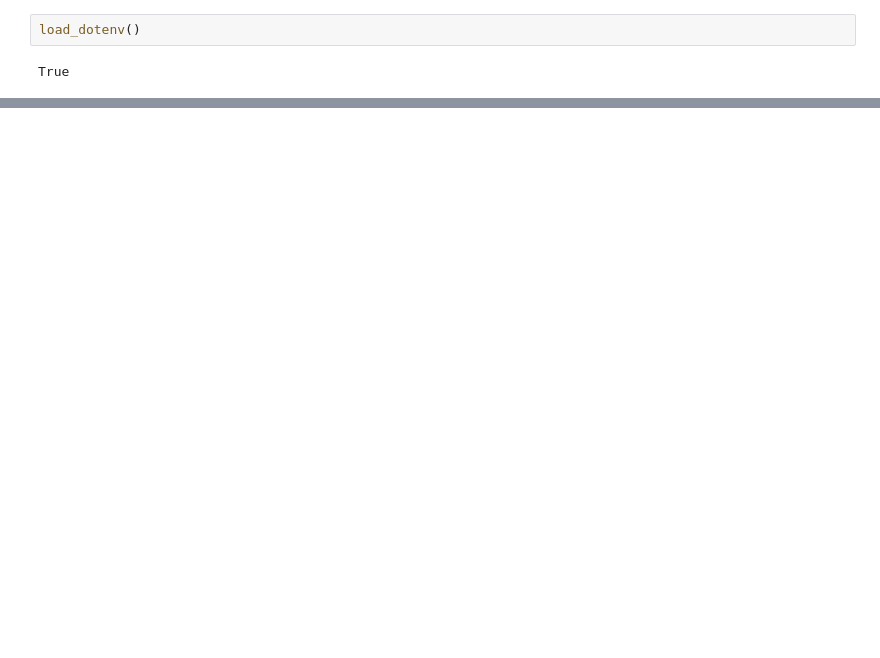
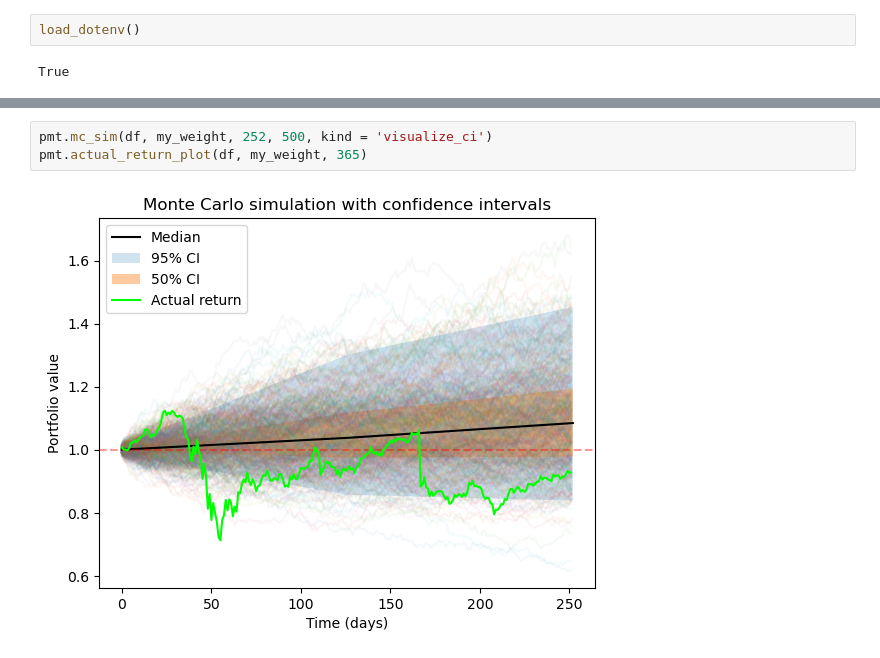
Before and after one commit to wkssm18/project_1, a Jupyter notebook: Demonstration.ipynb, the cells around one changed output, grey strips where cells are left out. Saved outputs shown, nothing was run; the diff lists cells and outputs as text; blank space fills up the shorter version.

```diff
--- a/Demonstration.ipynb
+++ b/Demonstration.ipynb
@@ -39,0 +98,5 @@ df = pmt.fetch_stock_data('2016-01-01', '2019-12-31', stock_list)
+# %%
+pmt.mc_sim(df, my_weight, 252, 500, kind = 'visualize_ci')
+pmt.actual_return_plot(df, my_weight, 365)
+# %% [output]
+[figure, added]
```
Also changed, not shown: parts of 9 cells of this notebook, 2 other files.
